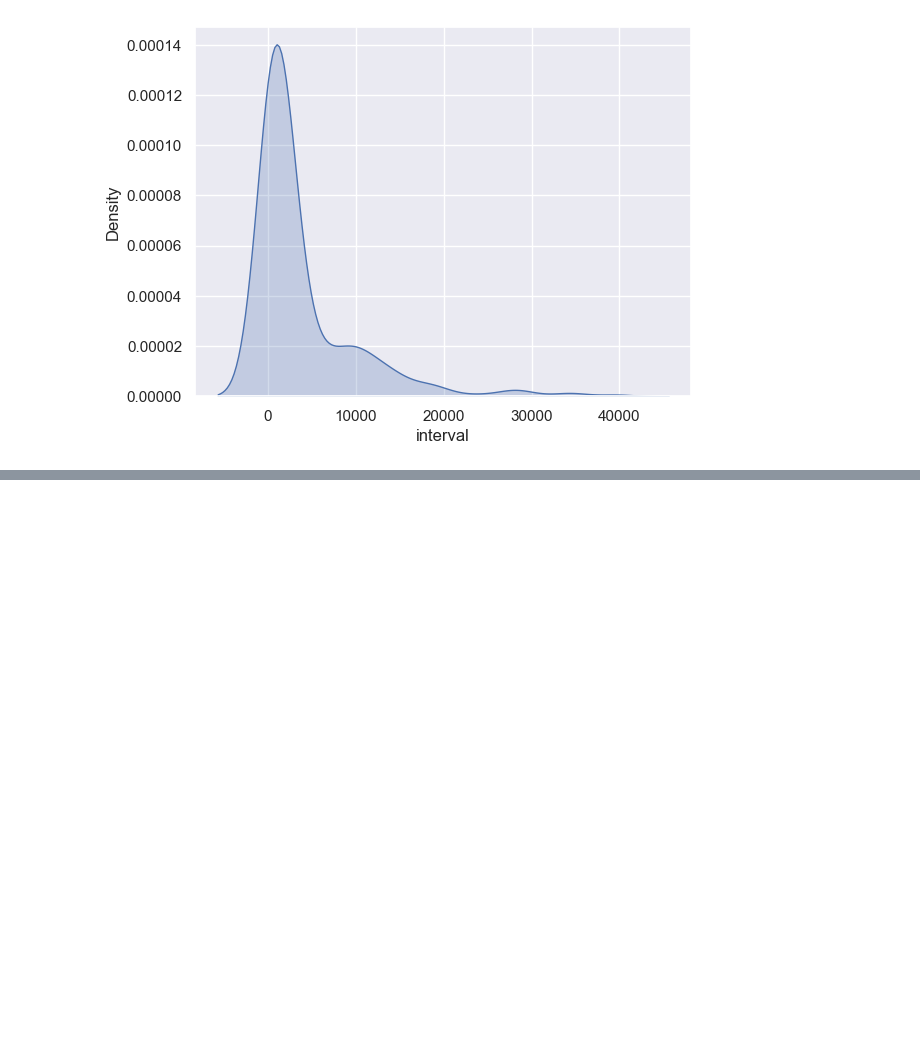
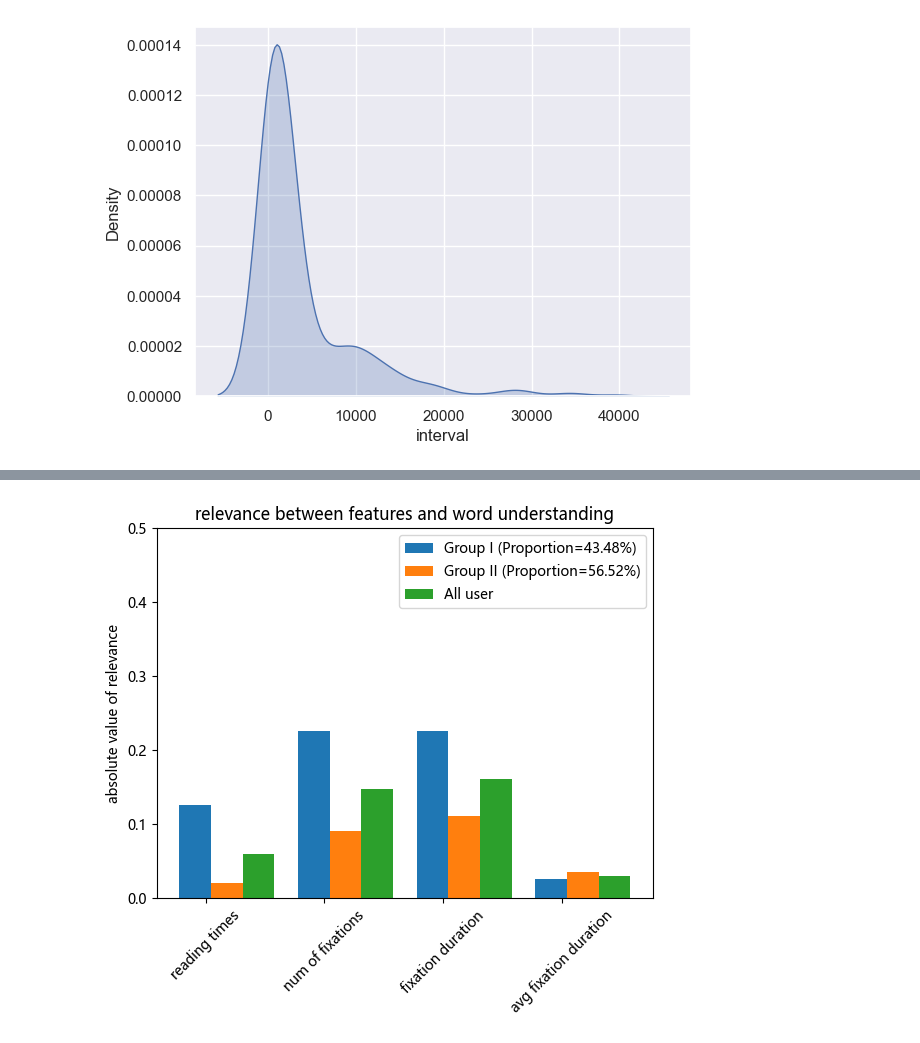
Before and after one commit to WhiteBlacken/reading, a Jupyter notebook: jupyter/data_analysis.ipynb, the cells around one changed output, grey strips where cells are left out. Drawn from its saved outputs; the diff is of its cells as text; code cells hidden in the pictures; blank space fills up the shorter version.

```diff
--- a/jupyter/data_analysis.ipynb
+++ b/jupyter/data_analysis.ipynb
@@ -323,0 +175,18 @@ finish
+# %%
+feature_of_word = ['reading_times', 'number_of_fixations', 'fixation_duration', 'average_fixation_duration']
+feature_of_sentence = ['second_pass_dwell_time_of_sentence', 'total_dwell_time_of_sentence',
+                       'reading_times_of_sentence', 'saccade_times_of_sentence', 'forward_times_of_sentence',
+                       'backward_times_of_sentence']
+filename = 'dataset/all-user-2s.csv'
+
+all_user = ['luqi', 'qxy', 'zhaoyifeng', 'ln', 'xuhailin', 'pwt', 'luzhouyang', 'chenyuwang', 'xuzhenyu', 'shiyubin',
+            'czh', 'ys', 'zhaoguojie', 'wuyuting']
+group1 = ['luqi', 'qxy', 'zhaoyifeng', 'ln']
+group2 = ['xuhailin', 'pwt', 'luzhouyang', 'chenyuwang', 'xuzhenyu', 'shiyubin', 'czh', 'ys', 'zhaoguojie', 'wuyuting']
+all_user, num_all = compute_corr(filename, feature_of_word, feature_of_sentence, show_sentence=False, show_wander=False,
+                                 user=all_user)
+group1, num1 = compute_corr(filename, feature_of_word, feature_of_sentence, show_sentence=False, show_wander=False,
+                            user=group1)
+group2, num2 = compute_corr(filename, feature_of_word, feature_of_sentence, show_sentence=False, show_wander=False,
+                            user=group2)
+print(group1)
@@ -323,0 +201,40 @@ finish
+# %%
+import matplotlib
+import matplotlib.pyplot as plt
+# {'understand': [337547, 95964, 19900, 315], 'not_understand': [60135, 24811, 16113, 15637]}
+matplotlib.rc("font", family='MicroSoft YaHei')
+
+group1 = list(map(abs, group1))
+group2 = list(map(abs, group2))
+list1 = np.array(group1)  # 柱状图第一组数据
+list2 = np.array(group2)  # 柱状图第二组数据
+list3 = np.array(all_user)  # 柱状图第二组数据
+length = len(list1)
+x = np.arange(length)  # 横坐标范围
+
+list_par = ['reading times', 'num of fixations', 'fixation duration', 'avg fixation duration']
+
+plt.figure()
+total_width, n = 0.8, 3  # 柱状图总宽度，有几组数据
+width = total_width / n  # 单个柱状图的宽度
+x1 = x - width / 3  # 第一组数据柱状图横坐标起始位置
+x2 = x1 + width  # 第二组数据柱状图横坐标起始位置
+x3 = x2 + width
+
+label1 = "Group I (Proportion=%.2f" % (num1 / num_all * 100) + "%)"
+label2 = "Group II (Proportion=%.2f" % (num2 / num_all * 100) + "%)"
+label3 = "All user"
+
+# plt.xlabel("features")   # 纵坐标label
+plt.ylabel("absolute value of relevance")  # 纵坐标label
+plt.bar(x1, list1, width=width, label=label1)
+plt.bar(x2, list2, width=width, label=label2)
+plt.bar(x3, list3, width=width, label=label3)
+plt.xticks(x, list_par, rotation=45)  # 用星期几替换横坐标x的值
+plt.title("relevance between features and word understanding")
+plt.legend()  # 给出图例
+plt.ylim(0.0, 0.5)
+
+plt.show()
+# %% [output]
+[figure, added]
```
Also changed, not shown: parts of 48 cells of this notebook, 5 other files.
